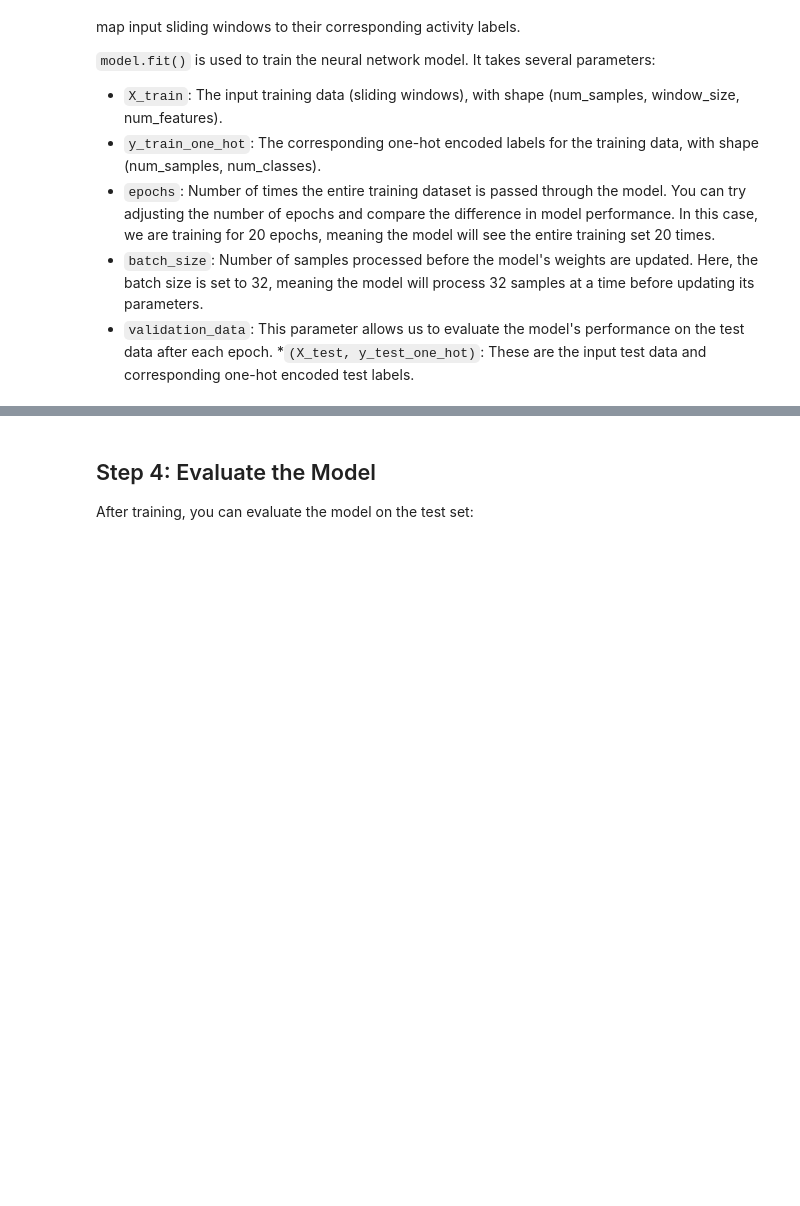
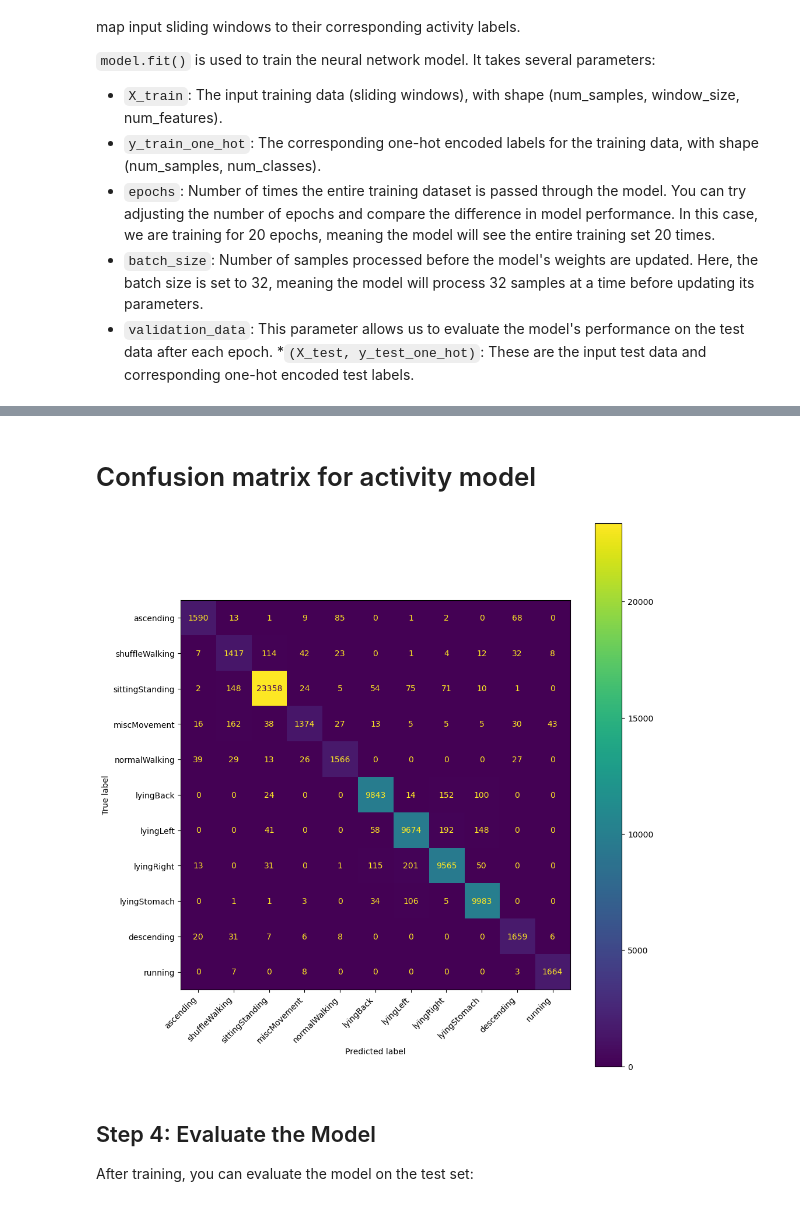
Before and after one commit to sean-comerford/ActivityApp, a Jupyter notebook: Two_CNN_Models.ipynb, the cells around one changed output, grey strips where cells are left out. Drawn from its saved outputs; the diff is of its cells as text; code cells hidden in the pictures; blank space fills up the shorter version.

```diff
--- a/Two_CNN_Models.ipynb
+++ b/Two_CNN_Models.ipynb
@@ -460,7 +501,7 @@ One-Hot Encoding converts categorical labels into binary vectors (one-hot encode
 encoder = OneHotEncoder(sparse_output=False)
 
 # Fit the OneHotEncoder on the training activity labels and transform them to one-hot encoded format
-y_activity_one_hot = encoder.fit_transform(y_activity.reshape(-1, 1))
+#y_activity_one_hot = encoder.fit_transform(y_activity.reshape(-1, 1))
 
 y_social_signal_one_hot = encoder.fit_transform(y_social_signal.reshape(-1, 1))
 
@@ -586,6 +674,9 @@ for train_index, val_index in kfold.split(X_activity):
     X_train_fold_activity, X_val_fold_activity = X_activity[train_index], X_activity[val_index]
     y_train_fold_activity, y_val_fold_activity = y_activity_one_hot[train_index], y_activity_one_hot[val_index]
 
+    # Reinitialise the activity model for each fold
+    activity_model = build_1d_cnn_model(input_shape_activity, num_activity_classes)
+
     history = activity_model.fit(X_train_fold_activity, y_train_fold_activity,
                                  epochs=10, batch_size=64,
                                  validation_data=(X_val_fold_activity, y_val_fold_activity),
@@ -595,13 +686,29 @@ for train_index, val_index in kfold.split(X_activity):
     y_pred_probs_activity = activity_model.predict(X_val_fold_activity)
     y_pred_activity = np.argmax(y_pred_probs_activity, axis=1)
     y_true_activity = np.argmax(y_val_fold_activity, axis=1)
+
     activity_report = classification_report(y_true_activity, y_pred_activity, output_dict=True)
+    for i in range(num_activity_classes):
+        recall_per_class_per_fold_activity[i].append(activity_report[str(i)]['recall'])
     activity_accuracy_list.append(accuracy_score(y_true_activity, y_pred_activity))
 
+    # Collect predictions and true social signal labels for confusion matrix
+    all_y_true_activity.extend(y_true_activity)
+    all_y_pred_activity.extend(y_pred_activity)
+
     print(f"Completed training and evaluation for fold {fold_no}")
+
+     # Print recall for each class after each fold
+    for i in range(num_activity_classes):
+        print(f"Recall for class {i} after fold {fold_no}: {recall_per_class_per_fold_activity[i][-1]:.4f}")
     fold_no += 1
 
 average_activity_accuracy = np.mean(activity_accuracy_list)
 print(f"Average accuracy for activity model: {average_activity_accuracy:.4f}")
+
+average_recall_per_class_activity = {i: np.mean(recall_per_class_per_fold_activity[i]) for i in range(num_activity_classes)}
+
+for i in range(num_activity_classes):
+    print(f"The 5-fold cross validation recall of class {i} is {average_recall_per_class_activity[i]:.4f}")
 # %% [output]
 Training activity model for fold 1
@@ -674,3 +775,28 @@ Average accuracy for social signal model: 0.7443
+# %% [markdown]
+# Confusion matrix for activity model
+# %%
+import matplotlib.pyplot as plt
+import numpy as np
+from sklearn.metrics import ConfusionMatrixDisplay, confusion_matrix
+
+# Convert the lists for the confusion matrix to numpy arrays
+all_y_true_activity = np.array(all_y_true_activity)
+all_y_pred_activity = np.array(all_y_pred_activity)
+
+# Generate confusion matrix
+cm = confusion_matrix(all_y_true_activity, all_y_pred_activity)
+disp = ConfusionMatrixDisplay(cm, display_labels=activity_labels)
+
+# Plot the confusion matrix
+fig, ax = plt.subplots(figsize=(10, 10))  # Adjust figure size as needed
+disp.plot(ax=ax, cmap='viridis')
+
+# Rotate the x-axis labels and adjust spacing
+plt.xticks(rotation=45, ha='right')
+plt.tight_layout()
+plt.show()
+# %% [output]
+[figure, added]
 # %% [markdown]
 ## Step 4: Evaluate the Model
 After training, you can evaluate the model on the test set:
```
Also changed, not shown: parts of 16 cells of this notebook, 4 other files.
